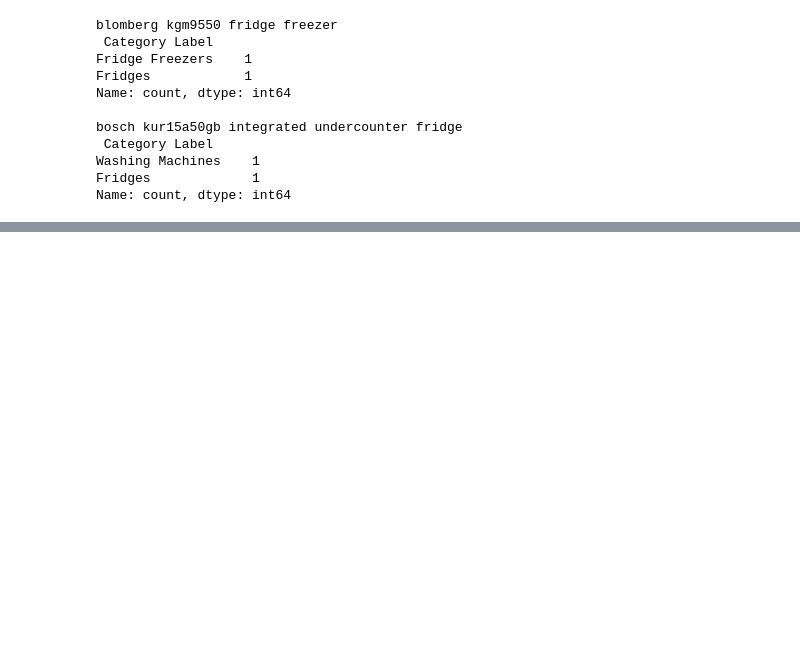
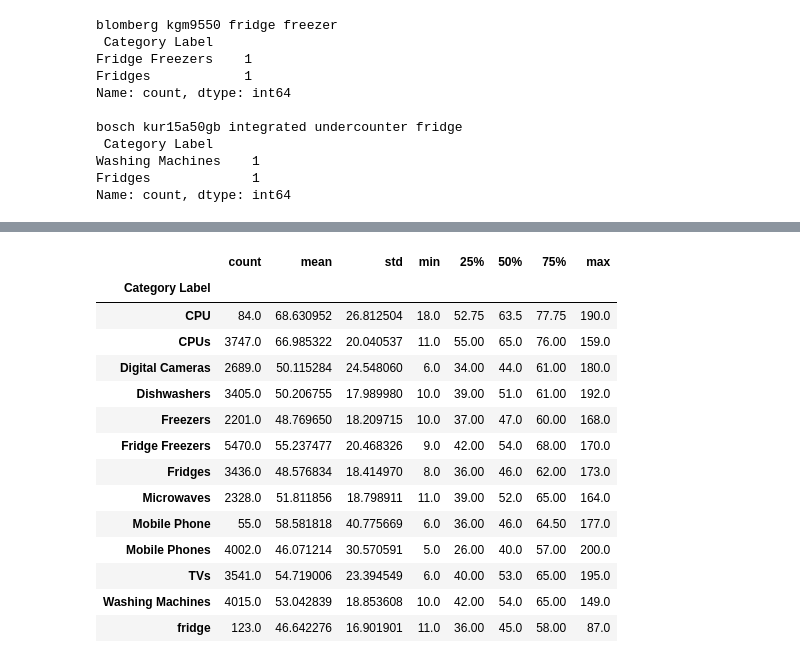
Before and after one commit to seadsejo/ml-final-task-category-prediction-model, a Jupyter notebook: task_analysis.ipynb, the cells around one changed output, grey strips where cells are left out. Cells and saved outputs as stored; diff of their text form; code cells hidden in the pictures; blank space fills up the shorter version.

```diff
--- a/task_analysis.ipynb
+++ b/task_analysis.ipynb
@@ -291,0 +410,19 @@ temp_df.loc[
+# %%
+# Title len per category,
+df.groupby(" Category Label")["title_length"].describe()
+# %% [output]
+|  | count | mean | std | min | 25% | 50% | 75% | max |
+| Category Label |  |  |  |  |  |  |  |  |
+| CPU | 84.0 | 68.630952 | 26.812504 | 18.0 | 52.75 | 63.5 | 77.75 | 190.0 |
+| CPUs | 3747.0 | 66.985322 | 20.040537 | 11.0 | 55.00 | 65.0 | 76.00 | 159.0 |
+| Digital Cameras | 2689.0 | 50.115284 | 24.548060 | 6.0 | 34.00 | 44.0 | 61.00 | 180.0 |
+| Dishwashers | 3405.0 | 50.206755 | 17.989980 | 10.0 | 39.00 | 51.0 | 61.00 | 192.0 |
+| Freezers | 2201.0 | 48.769650 | 18.209715 | 10.0 | 37.00 | 47.0 | 60.00 | 168.0 |
+| Fridge Freezers | 5470.0 | 55.237477 | 20.468326 | 9.0 | 42.00 | 54.0 | 68.00 | 170.0 |
+| Fridges | 3436.0 | 48.576834 | 18.414970 | 8.0 | 36.00 | 46.0 | 62.00 | 173.0 |
+| Microwaves | 2328.0 | 51.811856 | 18.798911 | 11.0 | 39.00 | 52.0 | 65.00 | 164.0 |
+| Mobile Phone | 55.0 | 58.581818 | 40.775669 | 6.0 | 36.00 | 46.0 | 64.50 | 177.0 |
+| Mobile Phones | 4002.0 | 46.071214 | 30.570591 | 5.0 | 26.00 | 40.0 | 57.00 | 200.0 |
+| TVs | 3541.0 | 54.719006 | 23.394549 | 6.0 | 40.00 | 53.0 | 65.00 | 195.0 |
+| Washing Machines | 4015.0 | 53.042839 | 18.853608 | 10.0 | 42.00 | 54.0 | 65.00 | 149.0 |
+| fridge | 123.0 | 46.642276 | 16.901901 | 11.0 | 36.00 | 45.0 | 58.00 | 87.0 |
```
Also changed, not shown: parts of 9 cells of this notebook.
